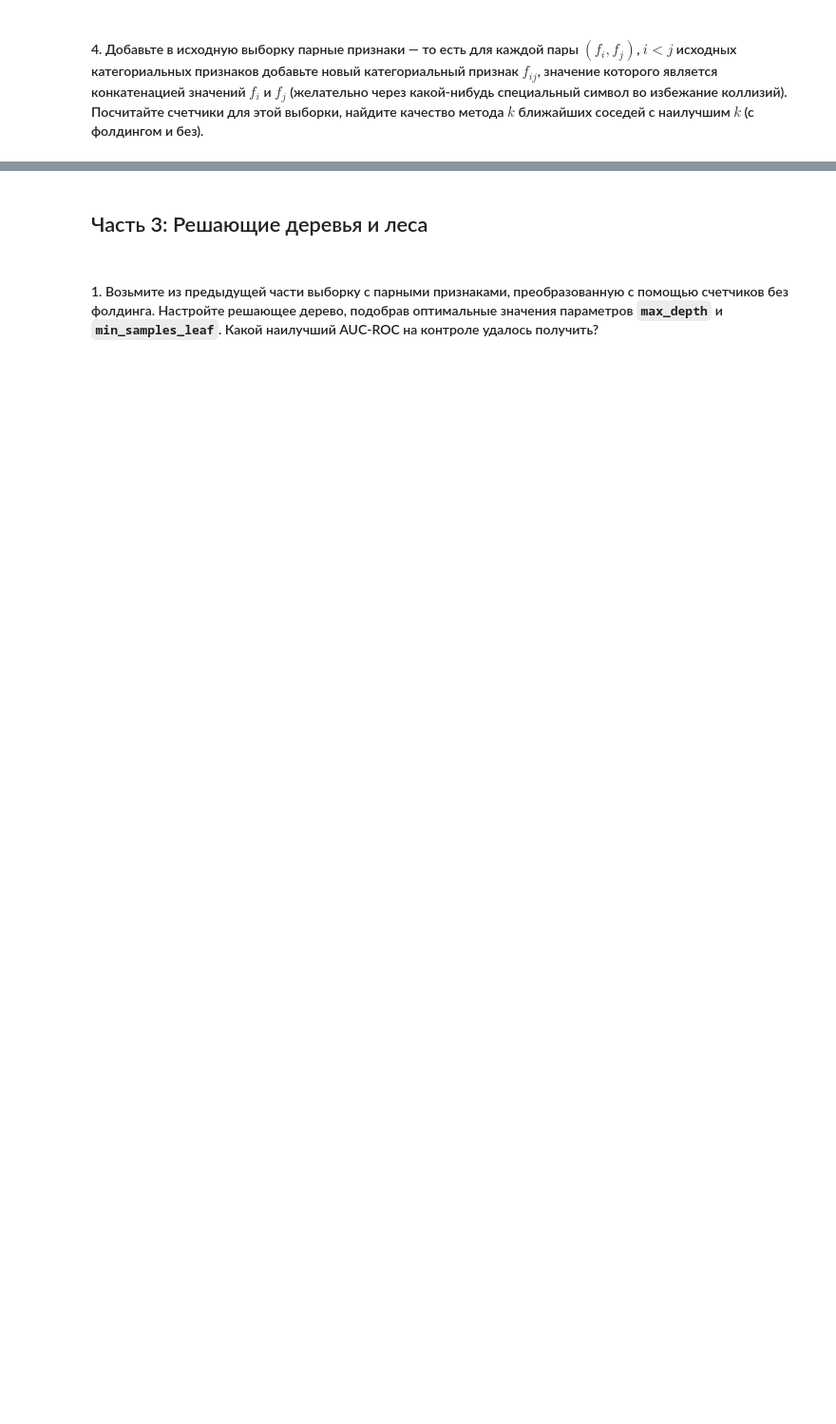
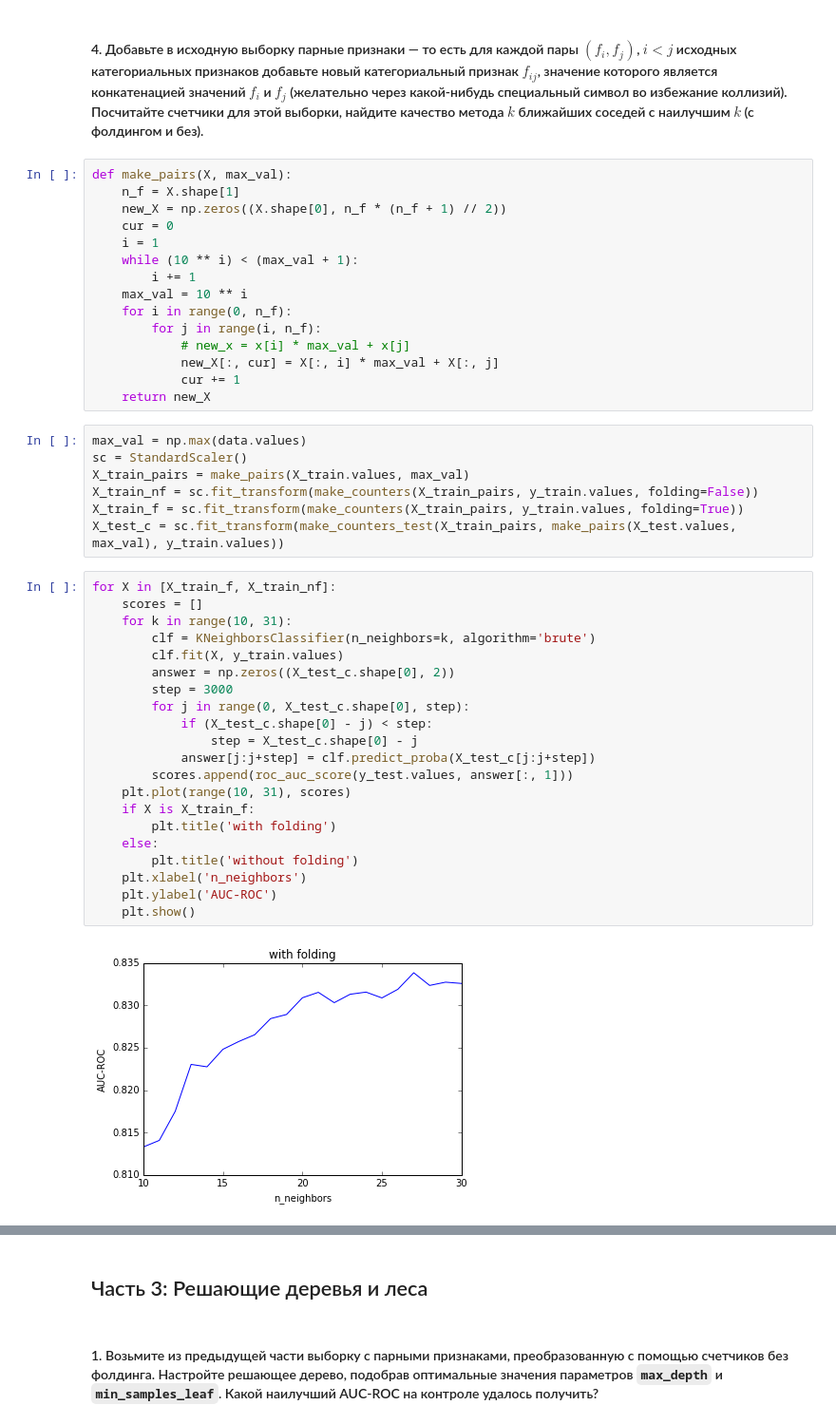
Before and after one commit to corvin28/ml_labs, a Jupyter notebook: lab01_pandas_knn_trees.ipynb, the cells around one changed output, grey strips where cells are left out. Shown: that part at 95% size. Saved outputs shown, nothing was run; the diff lists cells and outputs as text; blank space fills up the shorter version.

```diff
--- a/lab01_pandas_knn_trees.ipynb
+++ b/lab01_pandas_knn_trees.ipynb
@@ -353,2 +397,47 @@ for k in range(3, 20):
 # %% [markdown]
 #### 4. Добавьте в исходную выборку парные признаки — то есть для каждой пары $(f_i, f_j)$, $i < j$ исходных категориальных признаков добавьте новый категориальный признак $f_{ij}$, значение которого является конкатенацией значений $f_i$ и $f_j$ (желательно через какой-нибудь специальный символ во избежание коллизий). Посчитайте счетчики для этой выборки, найдите качество метода $k$ ближайших соседей с наилучшим $k$ (с фолдингом и без).
+# %%
+def make_pairs(X, max_val):
+    n_f = X.shape[1]
+    new_X = np.zeros((X.shape[0], n_f * (n_f + 1) // 2))
+    cur = 0
+    i = 1
+    while (10 ** i) < (max_val + 1):
+        i += 1
+    max_val = 10 ** i
+    for i in range(0, n_f):
+        for j in range(i, n_f):
+            # new_x = x[i] * max_val + x[j]
+            new_X[:, cur] = X[:, i] * max_val + X[:, j]
+            cur += 1
+    return new_X
+# %%
+max_val = np.max(data.values)
+sc = StandardScaler()
+X_train_pairs = make_pairs(X_train.values, max_val)
+X_train_nf = sc.fit_transform(make_counters(X_train_pairs, y_train.values, folding=False))
+X_train_f = sc.fit_transform(make_counters(X_train_pairs, y_train.values, folding=True))
+X_test_c = sc.fit_transform(make_counters_test(X_train_pairs, make_pairs(X_test.values, max_val), y_train.values))
+# %%
+for X in [X_train_f, X_train_nf]:
+    scores = []
+    for k in range(10, 31):
+        clf = KNeighborsClassifier(n_neighbors=k, algorithm='brute')
+        clf.fit(X, y_train.values)
+        answer = np.zeros((X_test_c.shape[0], 2))
+        step = 3000
+        for j in range(0, X_test_c.shape[0], step):
+            if (X_test_c.shape[0] - j) < step:
+                step = X_test_c.shape[0] - j
+            answer[j:j+step] = clf.predict_proba(X_test_c[j:j+step])
+        scores.append(roc_auc_score(y_test.values, answer[:, 1]))
+    plt.plot(range(10, 31), scores)
+    if X is X_train_f:
+        plt.title('with folding')
+    else:
+        plt.title('without folding')
+    plt.xlabel('n_neighbors')
+    plt.ylabel('AUC-ROC')
+    plt.show()
+# %% [output]
+[figure, added]
```
Also changed, not shown: parts of 38 cells of this notebook.
